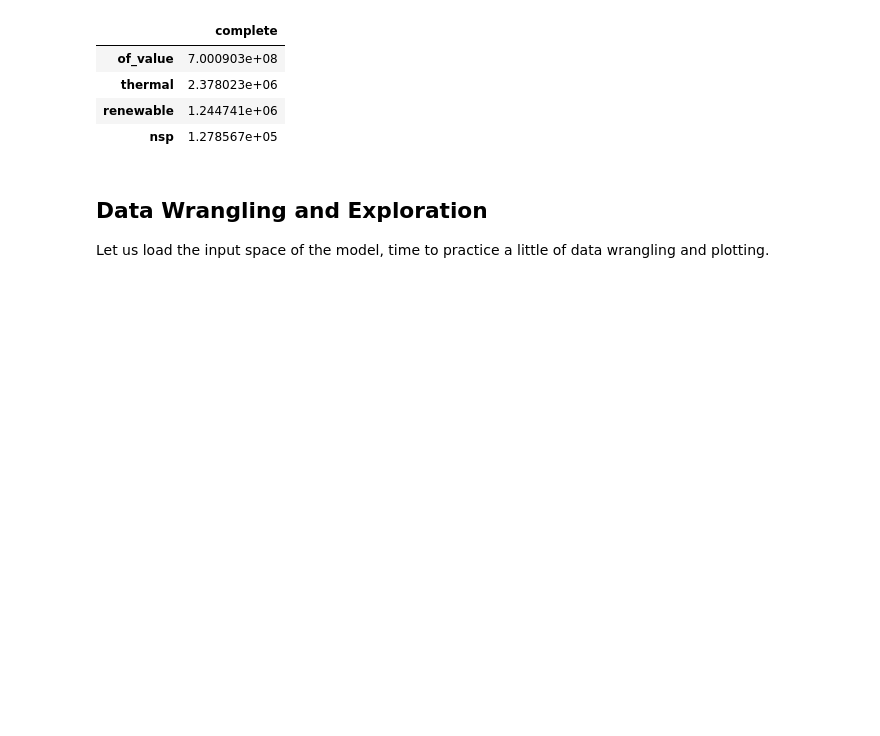
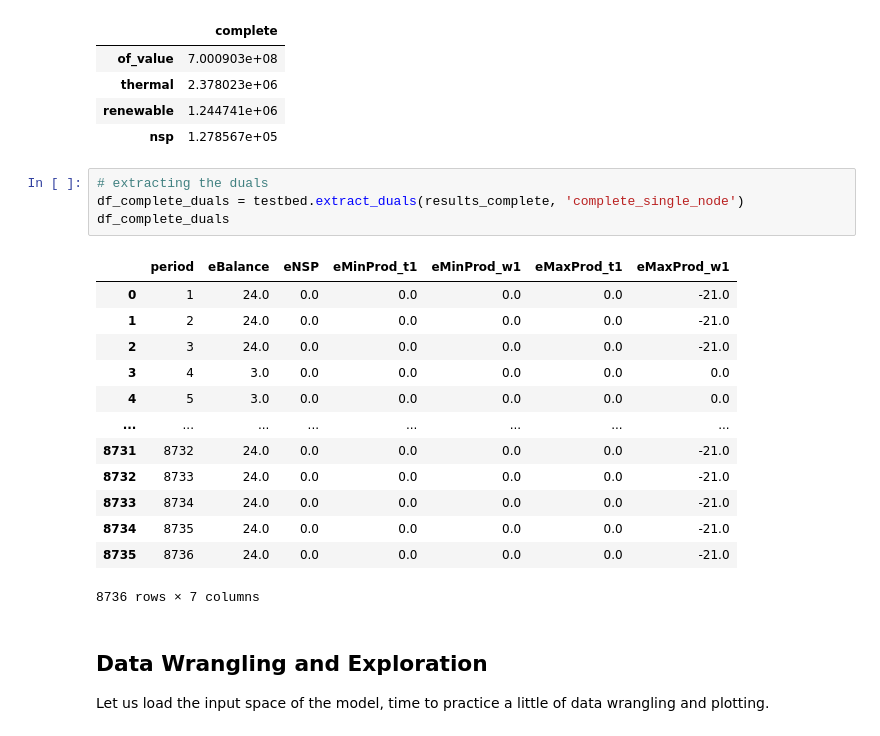
Before and after one commit to dcardonav/psom_tutorial, a Jupyter notebook: 02_Power_Systems_Optimization_1.ipynb, the cells around one changed output. Saved outputs shown, nothing was run; the diff lists cells and outputs as text; blank space fills up the shorter version.

```diff
--- a/02_Power_Systems_Optimization_1.ipynb
+++ b/02_Power_Systems_Optimization_1.ipynb
@@ -37,6 +37,24 @@ df_complete
 | thermal | 2.378023e+06 |
 | renewable | 1.244741e+06 |
 | nsp | 1.278567e+05 |
+# %%
+# extracting the duals
+df_complete_duals = testbed.extract_duals(results_complete, 'complete_single_node')
+df_complete_duals
+# %% [output]
+|  | period | eBalance | eNSP | eMinProd_t1 | eMinProd_w1 | eMaxProd_t1 | eMaxProd_w1 |
+| 0 | 1 | 24.0 | 0.0 | 0.0 | 0.0 | 0.0 | -21.0 |
+| 1 | 2 | 24.0 | 0.0 | 0.0 | 0.0 | 0.0 | -21.0 |
+| 2 | 3 | 24.0 | 0.0 | 0.0 | 0.0 | 0.0 | -21.0 |
+| 3 | 4 | 3.0 | 0.0 | 0.0 | 0.0 | 0.0 | 0.0 |
+| 4 | 5 | 3.0 | 0.0 | 0.0 | 0.0 | 0.0 | 0.0 |
+| ... | ... | ... | ... | ... | ... | ... | ... |
+| 8731 | 8732 | 24.0 | 0.0 | 0.0 | 0.0 | 0.0 | -21.0 |
+| 8732 | 8733 | 24.0 | 0.0 | 0.0 | 0.0 | 0.0 | -21.0 |
+| 8733 | 8734 | 24.0 | 0.0 | 0.0 | 0.0 | 0.0 | -21.0 |
+| 8734 | 8735 | 24.0 | 0.0 | 0.0 | 0.0 | 0.0 | -21.0 |
+| 8735 | 8736 | 24.0 | 0.0 | 0.0 | 0.0 | 0.0 | -21.0 |
+8736 rows × 7 columns
 # %% [markdown]
 ## Data Wrangling and Exploration
 Let us load the input space of the model, time to practice a little of data wrangling and plotting.
```
Also changed, not shown: parts of 23 cells of this notebook, 23 other files.
